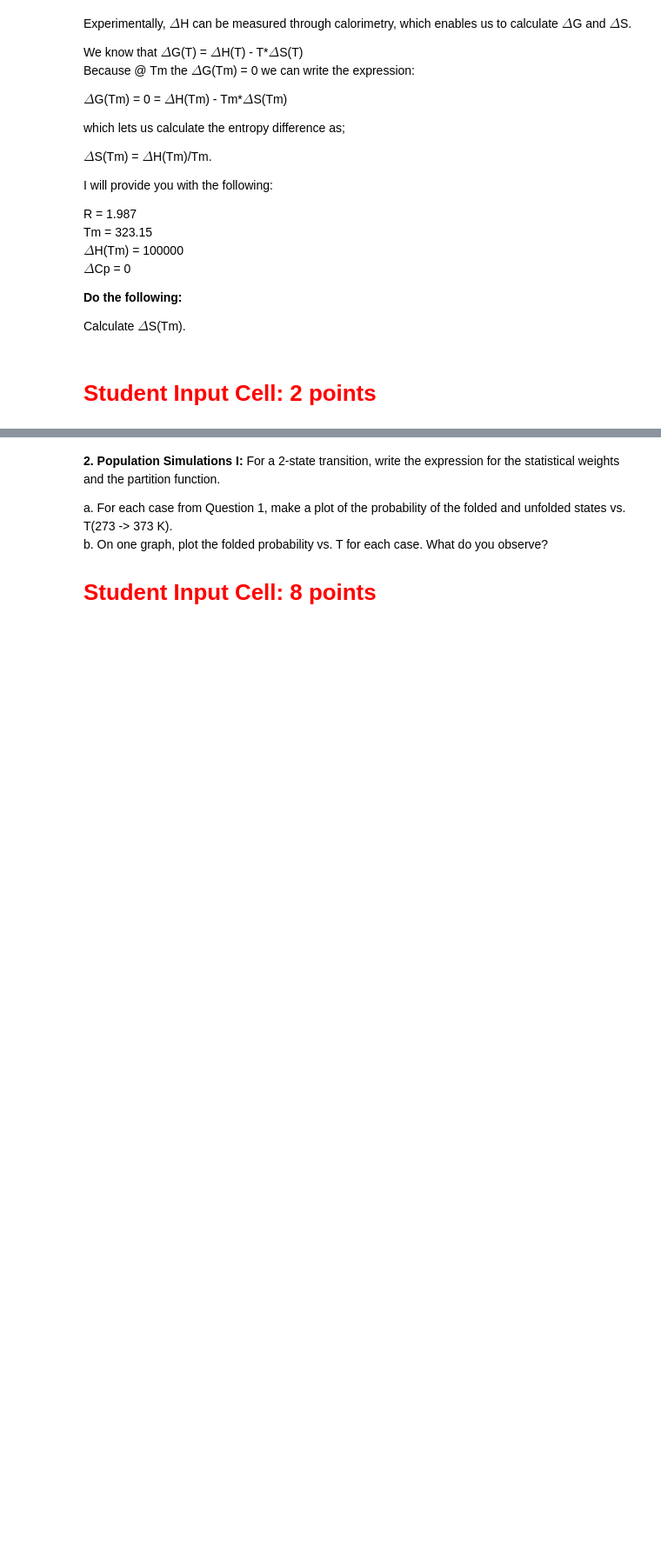
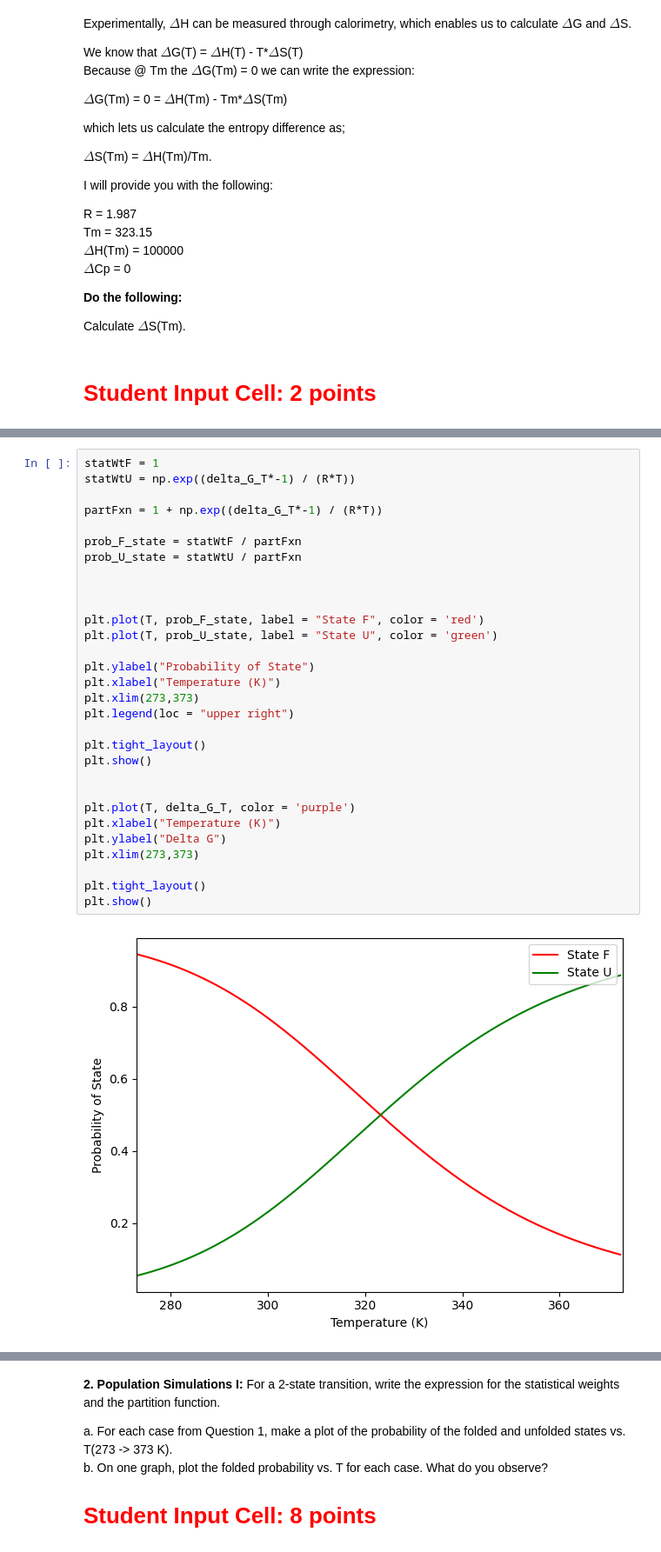
Before and after one commit to lanceman999/Qbio_2024_Gordus, a Jupyter notebook: lab_6/Quant_Lab_20240405.ipynb, the cells around one changed output, grey strips where cells are left out. Shown at 87% size. Drawn from its saved outputs; the diff is of its cells as text; blank space fills up the shorter version.

```diff
--- a/lab_6/Quant_Lab_20240405.ipynb
+++ b/lab_6/Quant_Lab_20240405.ipynb
@@ -87,3 +128,35 @@ This is shown in the table below. The free energy difference, $\Delta$Gu (Gu - G
 4. Plot $\Delta$G(T) in a separate plot for the same temperature range.
 
 # <font color='red'>Student Input Cell: 12 points</font>
+# %%
+statWtF = 1
+statWtU = np.exp((delta_G_T*-1) / (R*T))
+
+partFxn = 1 + np.exp((delta_G_T*-1) / (R*T))
+
+prob_F_state = statWtF / partFxn
+prob_U_state = statWtU / partFxn
+
+
+
+plt.plot(T, prob_F_state, label = "State F", color = 'red')
+plt.plot(T, prob_U_state, label = "State U", color = 'green')
+
+plt.ylabel("Probability of State")
+plt.xlabel("Temperature (K)")
+plt.xlim(273,373)
+plt.legend(loc = "upper right")
+
+plt.tight_layout()
+plt.show()
+
+
+plt.plot(T, delta_G_T, color = 'purple')
+plt.xlabel("Temperature (K)")
+plt.ylabel("Delta G")
+plt.xlim(273,373)
+
+plt.tight_layout()
+plt.show()
+# %% [output]
+[figure, added]
```
Also changed, not shown: parts of 9 cells of this notebook.
